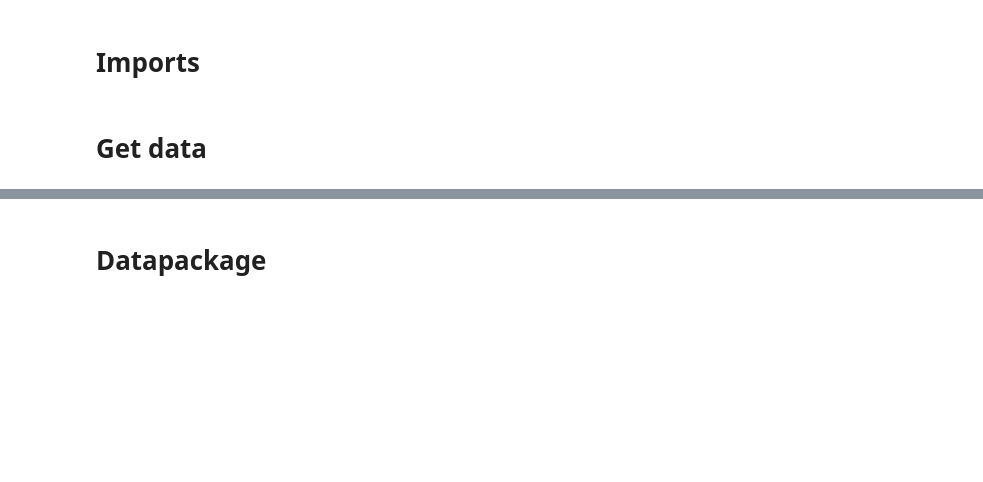
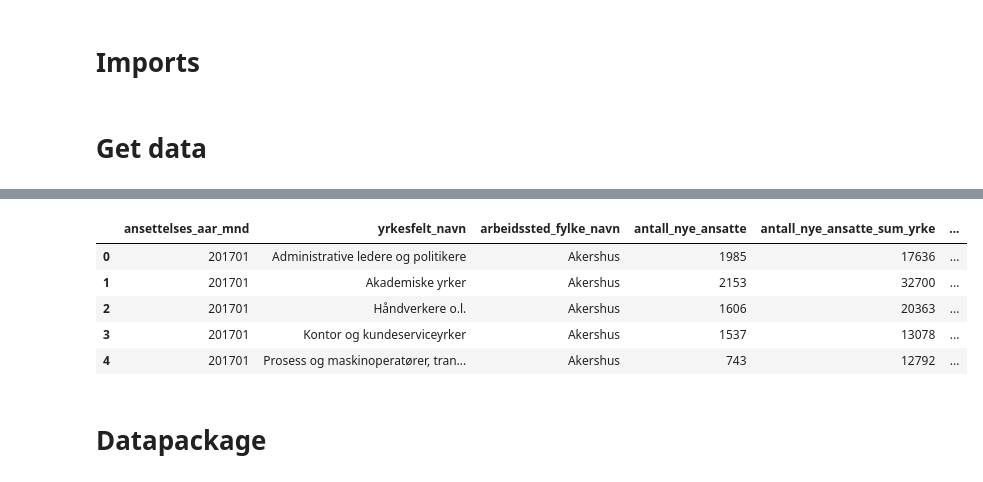
Before and after one commit to datasett/examples, a Jupyter notebook: nav/arbeidsforhold.ipynb, the cells around one changed output, grey strips where cells are left out. Cells and saved outputs as stored; diff of their text form; code cells hidden in the pictures; blank space fills up the shorter version.

```diff
--- a/nav/arbeidsforhold.ipynb
+++ b/nav/arbeidsforhold.ipynb
@@ -45,2 +117,0 @@ df_x = df_x[(df_x['yrkesfelt_navn'] != 'I alt') & (df_x['arbeidssted_fylke_navn'
-# %%
-df_x['antall_nye_ansatte'] = df_x['antall_nye_ansatte'].astype(int)
@@ -137,0 +127,3 @@ if 'google.colab' in sys.modules:
+# %%
+df_sum_yrke = df_x[['ansettelses_aar_mnd','yrkesfelt_navn','antall_nye_ansatte']].groupby(['ansettelses_aar_mnd','yrkesfelt_navn'])['antall_nye_ansatte'].sum().reset_index()
+df_sum_yrke.head()
@@ -137,0 +137,3 @@ if 'google.colab' in sys.modules:
+# %%
+df_sum_fylke = df_x[['ansettelses_aar_mnd','arbeidssted_fylke_navn','antall_nye_ansatte']].groupby(['ansettelses_aar_mnd','arbeidssted_fylke_navn']).sum().reset_index()
+df_sum_fylke.head()
@@ -137,0 +147,12 @@ if 'google.colab' in sys.modules:
+# %%
+df_xm = df_x.merge(df_sum_yrke, on=['ansettelses_aar_mnd','yrkesfelt_navn'], suffixes=['', '_sum_yrke'])
+df_xm = df_xm.merge(df_sum_fylke, on=['ansettelses_aar_mnd','arbeidssted_fylke_navn'], suffixes=['', '_sum_fylke'])
+# %%
+df_xm.head()
+# %% [output]
+|  | ansettelses_aar_mnd | yrkesfelt_navn | arbeidssted_fylke_navn | antall_nye_ansatte | antall_nye_ansatte_sum_yrke | ... |
+| 0 | 201701 | Administrative ledere og politikere | Akershus | 1985 | 17636 | ... |
+| 1 | 201701 | Akademiske yrker | Akershus | 2153 | 32700 | ... |
+| 2 | 201701 | Håndverkere o.l. | Akershus | 1606 | 20363 | ... |
+| 3 | 201701 | Kontor og kundeserviceyrker | Akershus | 1537 | 13078 | ... |
+| 4 | 201701 | Prosess og maskinoperatører, tran... | Akershus | 743 | 12792 | ... |
```
Also changed, not shown: parts of 38 cells of this notebook, 5 other files.
